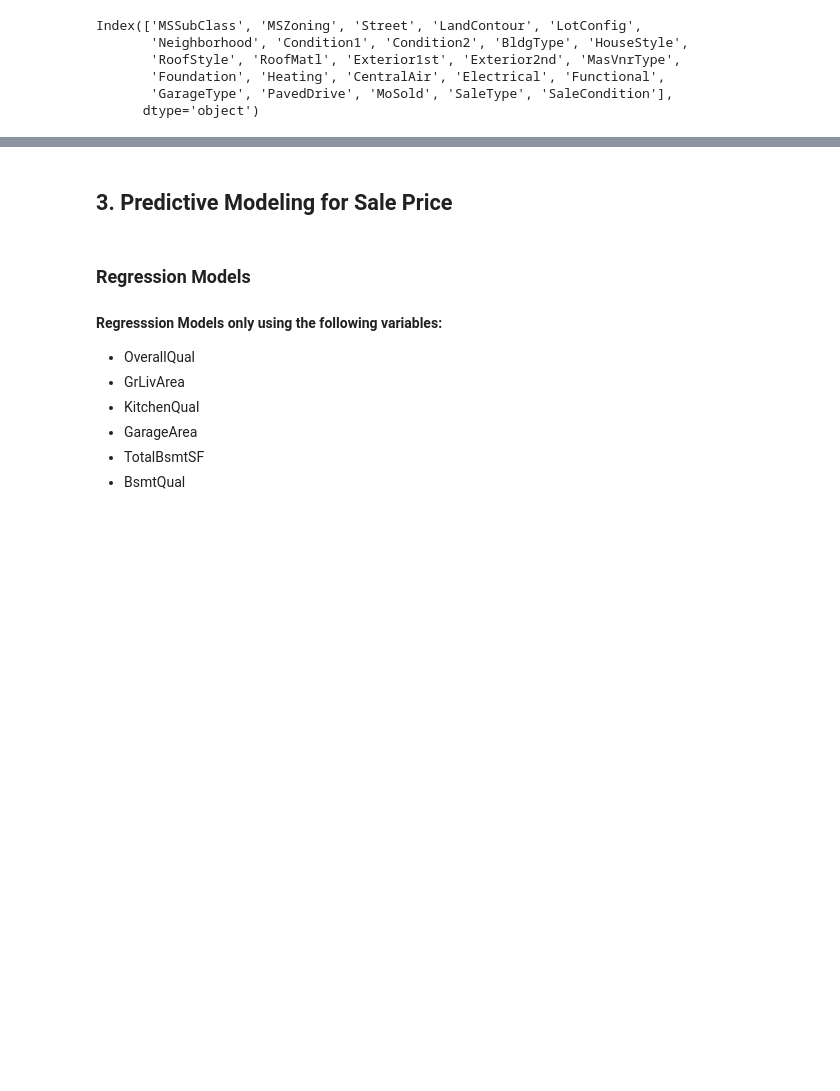
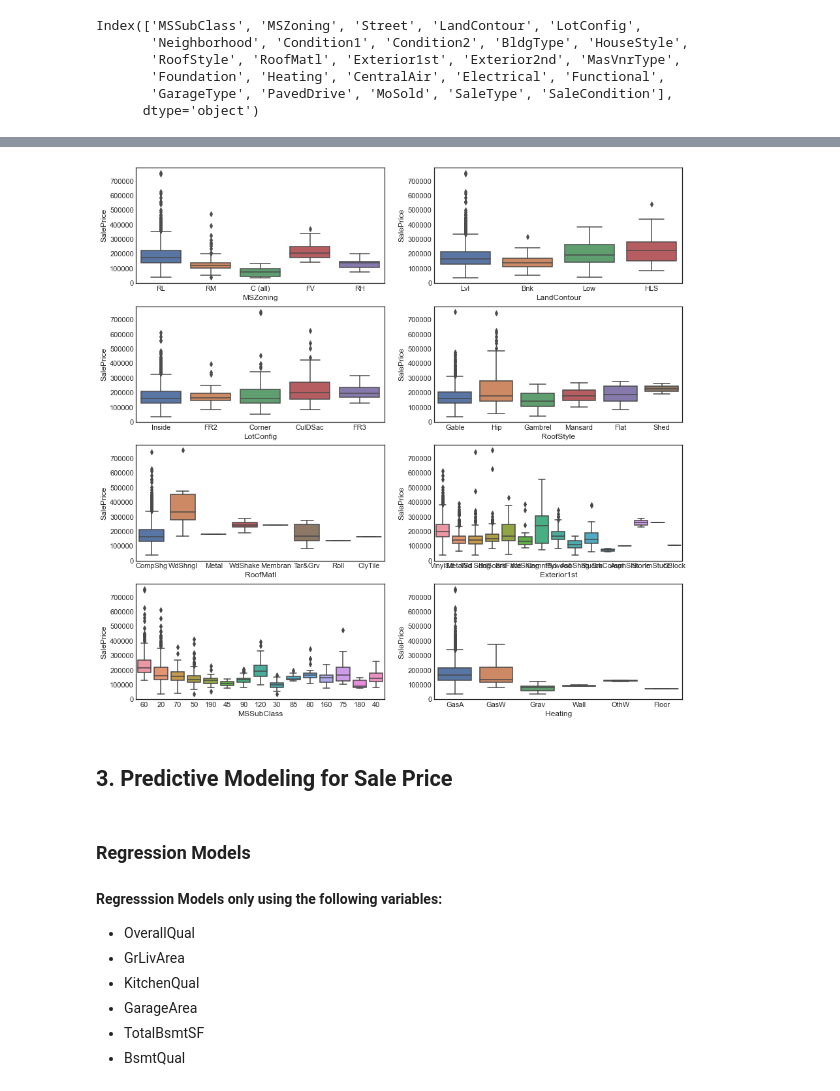
Before and after one commit to CS521-Burstein/final-project-alexmao0501, a Jupyter notebook: finalprojectv2.ipynb, the cells around one changed output, grey strips where cells are left out. Saved outputs shown, nothing was run; the diff lists cells and outputs as text; code cells hidden in the pictures; blank space fills up the shorter version.

```diff
--- a/finalprojectv2.ipynb
+++ b/finalprojectv2.ipynb
@@ -811,3 +835,9 @@ ax = sns.boxplot(x="Neighborhood", y='SalePrice', data=housing)
+# %%
+fig, ax = plt.subplots(4, 2, figsize=(15, 15))
+for var, subplot in zip(["MSZoning","LandContour","LotConfig","RoofStyle","RoofMatl","Exterior1st","MSSubClass","Heating"], ax.flatten()):
+    sns.boxplot(x=var, y='SalePrice', data=housing, ax=subplot)
+# %% [output]
+[figure, added]
 # %% [markdown]
 ## 3. Predictive Modeling for Sale Price
 # %%
```
Also changed, not shown: parts of 21 cells of this notebook.
